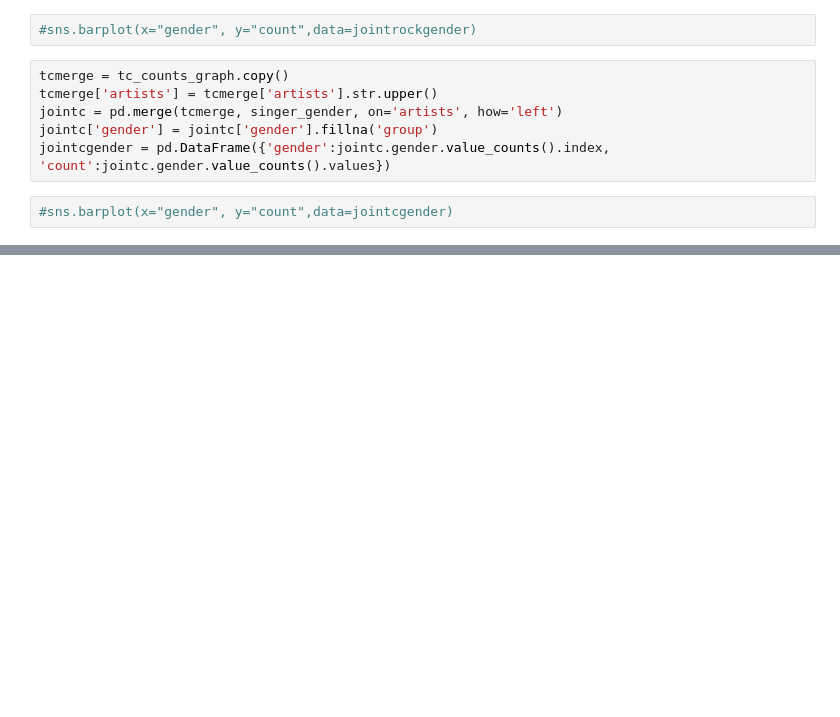
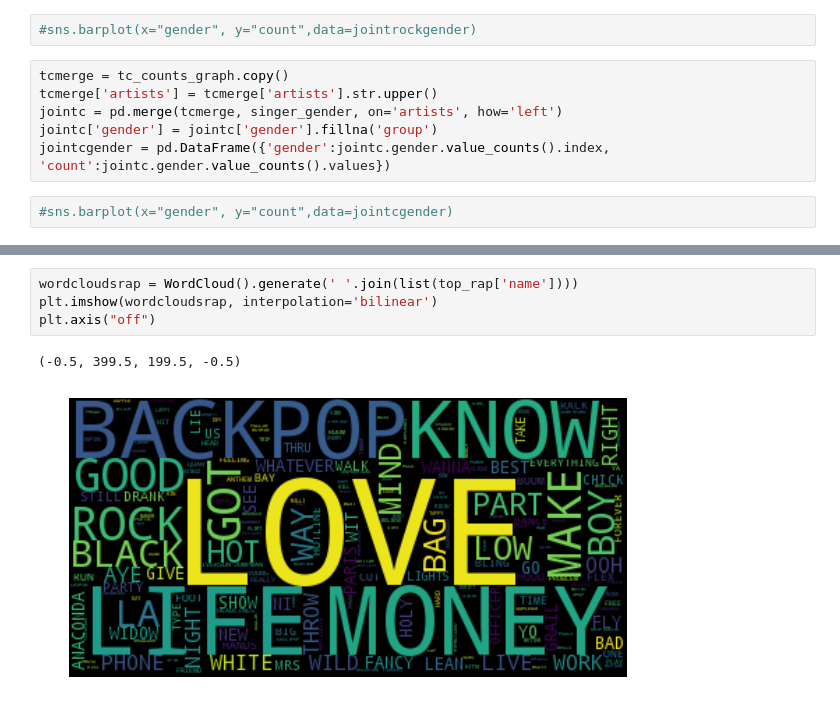
Before and after one commit to nash13cxw/BillboardAnalysis, a Jupyter notebook: BIllboardAnalysis.ipynb, the cells around one changed output, grey strips where cells are left out. Saved outputs shown, nothing was run; the diff lists cells and outputs as text; blank space fills up the shorter version.

```diff
--- a/BIllboardAnalysis.ipynb
+++ b/BIllboardAnalysis.ipynb
@@ -285,0 +317,7 @@ See the caveats in the documentation: http://pandas.pydata.org/pandas-docs/stabl
+# %%
+wordcloudsrap = WordCloud().generate(' '.join(list(top_rap['name'])))
+plt.imshow(wordcloudsrap, interpolation='bilinear')
+plt.axis("off")
+# %% [output]
+(-0.5, 399.5, 199.5, -0.5)
+[figure, added]
```
Also changed, not shown: parts of 26 cells of this notebook.
